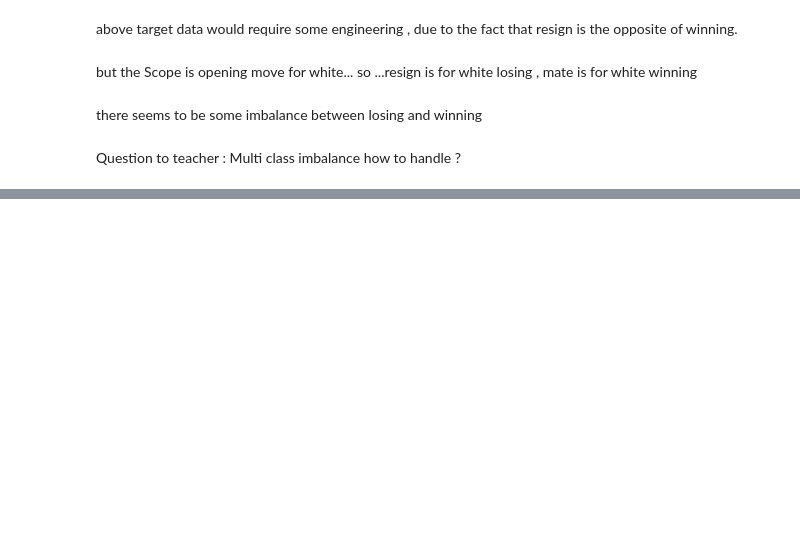
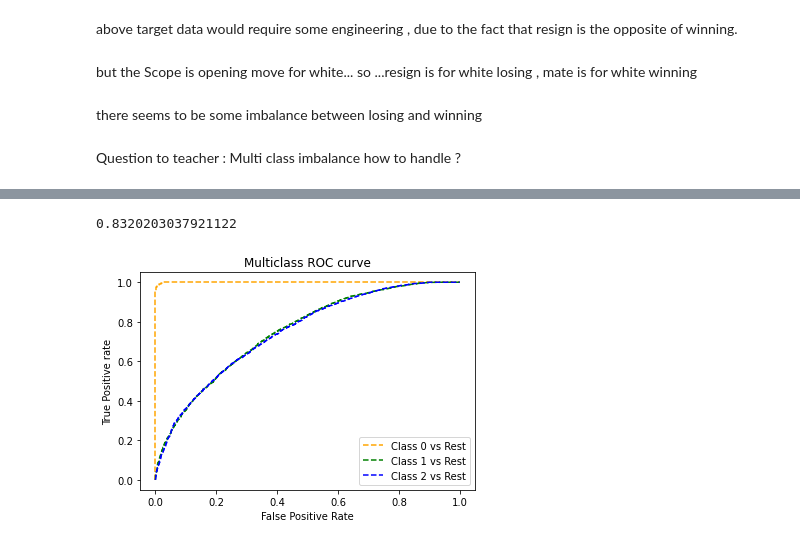
Before and after one commit to salemeid/Tuwaiq-DS-my-project, a Jupyter notebook: Chess_Winning_Move.ipynb, the cells around one changed output, grey strips where cells are left out. Drawn from its saved outputs; the diff is of its cells as text; code cells hidden in the pictures; blank space fills up the shorter version.

```diff
--- a/Chess_Winning_Move.ipynb
+++ b/Chess_Winning_Move.ipynb
@@ -98,0 +492,4 @@ Question to teacher : Multi class imbalance how to handle ?
+# %%
+#let's first split the data  .
+X = df3_dummy.drop(columns=['winner'],axis=0)
+y = df3['winner']
@@ -98,0 +502,3 @@ Question to teacher : Multi class imbalance how to handle ?
+# %%
+X_train, X_test, y_train, y_test = train_test_split(X,y, test_size=0.4, random_state=79)
+X_train.shape,X_test.shape,y_train.shape,y_test.shape
@@ -98,0 +507,2 @@ Question to teacher : Multi class imbalance how to handle ?
+# %%
+lr_model = LogisticRegression(multi_class='multinomial',max_iter=2000).fit(X_train,y_train)
@@ -98,0 +528,34 @@ Question to teacher : Multi class imbalance how to handle ?
+# %%
+from sklearn import metrics
+
+y_pred_proba = lr_model.predict_proba(X_test)
+
+#calculate AUC of model
+auc = metrics.roc_auc_score(y_test, y_pred_proba,multi_class='ovr')
+
+#print AUC score
+print(auc)
+# %% [output]
+0.8320203037921122
+# %%
+# roc curve for classes
+fpr = {}
+tpr = {}
+thresh ={}
+
+n_class = 3
+
+for i in range(n_class):
+    fpr[i], tpr[i], thresh[i] = metrics.roc_curve(y_test, y_pred_proba[:,i], pos_label=i)
+
+# plotting
+plt.plot(fpr[0], tpr[0], linestyle='--',color='orange', label='Class 0 vs Rest')
+plt.plot(fpr[1], tpr[1], linestyle='--',color='green', label='Class 1 vs Rest')
+plt.plot(fpr[2], tpr[2], linestyle='--',color='blue', label='Class 2 vs Rest')
+plt.title('Multiclass ROC curve')
+plt.xlabel('False Positive Rate')
+plt.ylabel('True Positive rate')
+plt.legend(loc='best')
+plt.savefig('Multiclass ROC',dpi=300);
+# %% [output]
+[figure, added]
```
Also changed, not shown: parts of 49 cells of this notebook, 3 other files.
